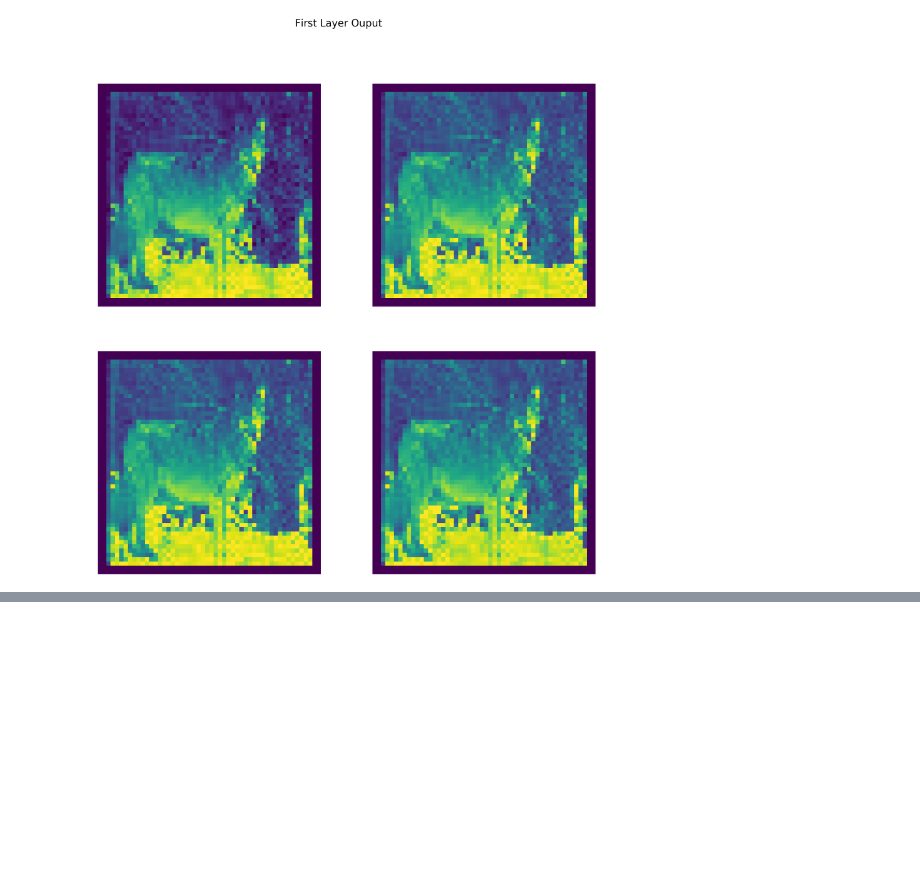
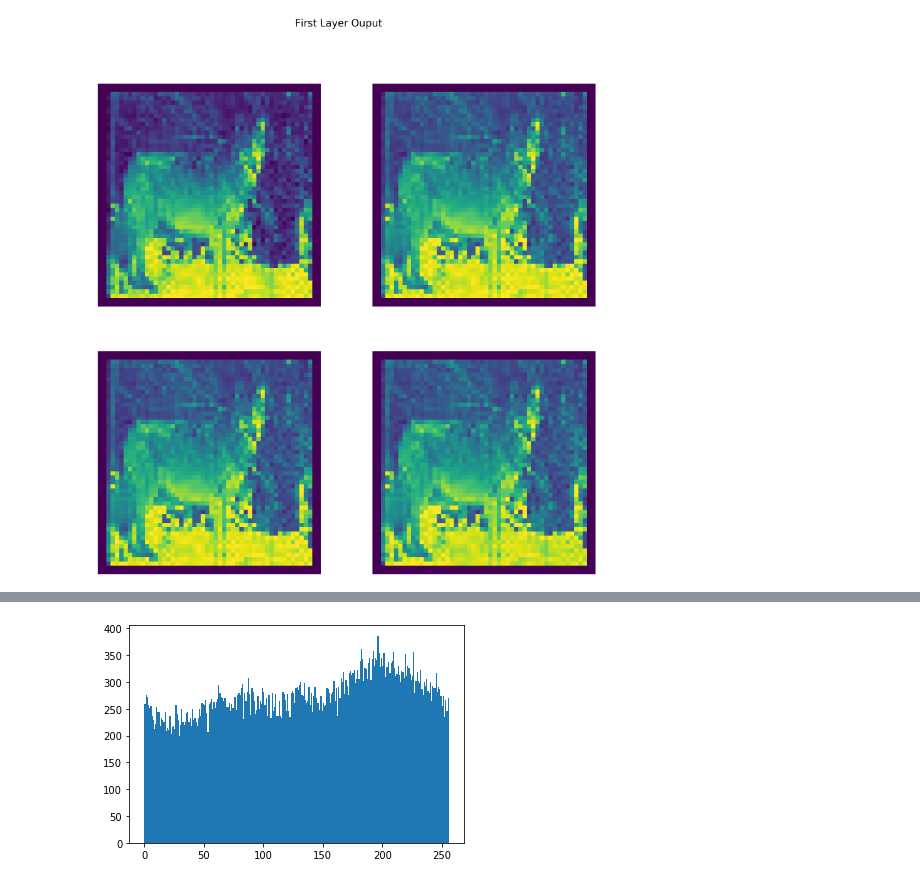
Before and after one commit to saichandrareddy1/Corel10000_project, a Jupyter notebook: Model_Creation.ipynb, the cells around one changed output, grey strips where cells are left out. Drawn from its saved outputs; the diff is of its cells as text; code cells hidden in the pictures; blank space fills up the shorter version.

```diff
--- a/Model_Creation.ipynb
+++ b/Model_Creation.ipynb
@@ -316,0 +360,10 @@ final_hist(path)
+# %%
+sub_list = []
+for i in range(len(img_list)):
+    sub_list.append((img_list[i]-img1_list[i]))
+
+
+plt.hist(sub_list,256,[0,256])
+plt.show()
+# %% [output]
+[figure, added]
```
Also changed, not shown: parts of 12 cells of this notebook.
